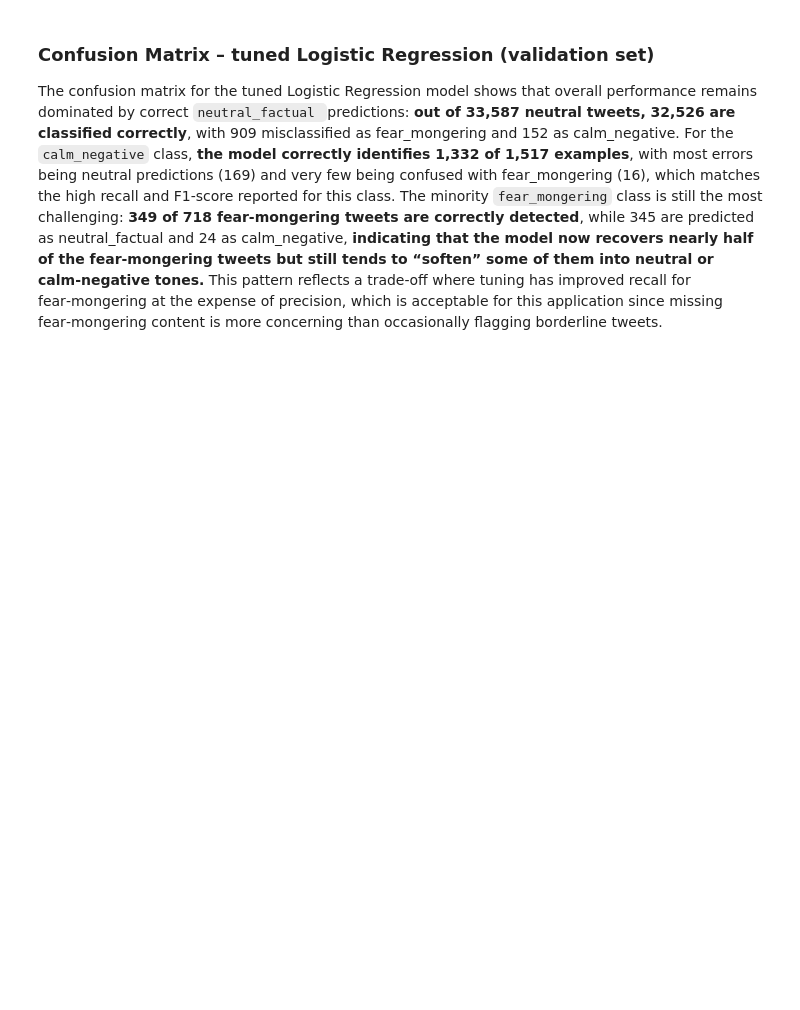
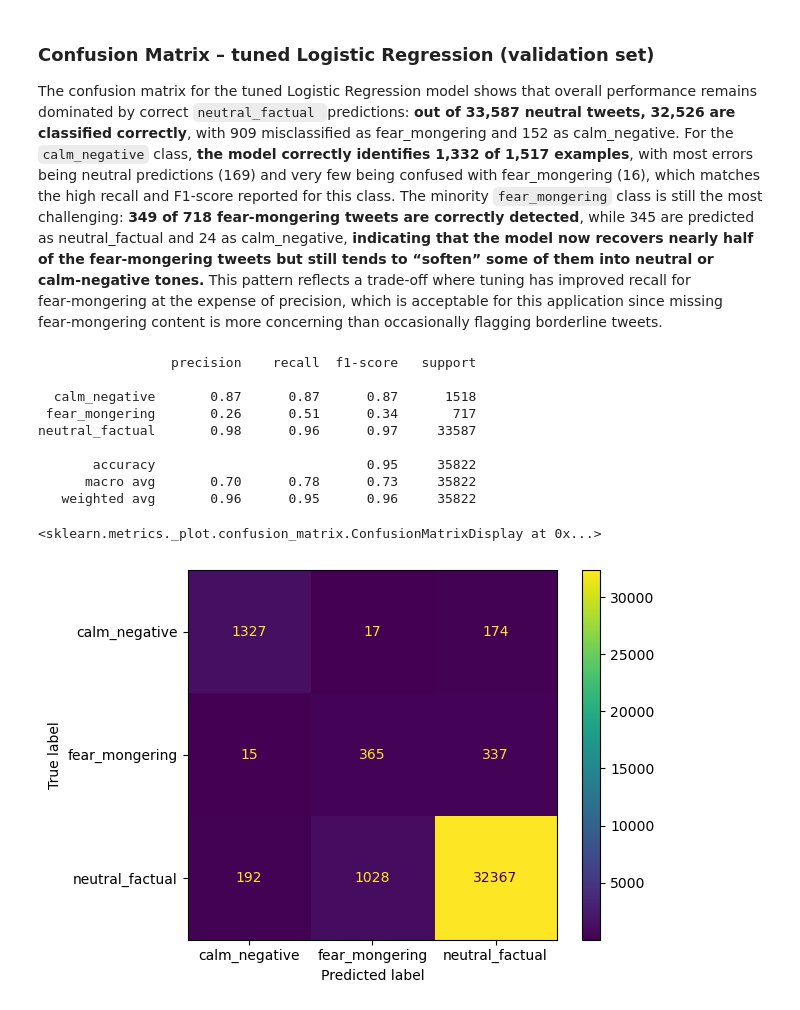
Before and after one commit to clarissecasicarino/sentiment-classifier, a Jupyter notebook: notebooks/classification_capstone.ipynb, the cells around one changed output. Saved outputs shown, nothing was run; the diff lists cells and outputs as text; code cells hidden in the pictures; blank space fills up the shorter version.

Commit message:
Add final model and test set performance

```diff
--- a/notebooks/classification_capstone.ipynb
+++ b/notebooks/classification_capstone.ipynb
@@ -1232,3 +1232,24 @@ Logistic Regression was tuned using a 3‑fold cross‑validated grid search ove
 # %% [markdown]
 ### Confusion Matrix – tuned Logistic Regression (validation set)
 The confusion matrix for the tuned Logistic Regression model shows that overall performance remains dominated by correct `neutral_factual `predictions: **out of 33,587 neutral tweets, 32,526 are classified correctly**, with 909 misclassified as fear_mongering and 152 as calm_negative. For the `calm_negative` class, **the model correctly identifies 1,332 of 1,517 examples**, with most errors being neutral predictions (169) and very few being confused with fear_mongering (16), which matches the high recall and F1‑score reported for this class. The minority `fear_mongering` class is still the most challenging: **349 of 718 fear‑mongering tweets are correctly detected**, while 345 are predicted as neutral_factual and 24 as calm_negative, **indicating that the model now recovers nearly half of the fear‑mongering tweets but still tends to “soften” some of them into neutral or calm‑negative tones.** This pattern reflects a trade‑off where tuning has improved recall for fear‑mongering at the expense of precision, which is acceptable for this application since missing fear‑mongering content is more concerning than occasionally flagging borderline tweets.
+# %%
+X_train_full = pd.concat([X_train, X_val])
+y_train_full = pd.concat([y_train, y_val])
+
+best_clf.fit(X_train_full, y_train_full)
+
+y_test_pred = best_clf.predict(X_test)
+print(classification_report(y_test, y_test_pred))
+ConfusionMatrixDisplay.from_estimator(best_clf, X_test, y_test)
+# %% [output]
+                 precision    recall  f1-score   support
+
+  calm_negative       0.87      0.87      0.87      1518
+ fear_mongering       0.26      0.51      0.34       717
+neutral_factual       0.98      0.96      0.97     33587
+
+       accuracy                           0.95     35822
+      macro avg       0.70      0.78      0.73     35822
+   weighted avg       0.96      0.95      0.96     35822
+<sklearn.metrics._plot.confusion_matrix.ConfusionMatrixDisplay at 0x...>
+[figure, added]
```
Also changed, not shown: parts of 5 cells of this notebook.
